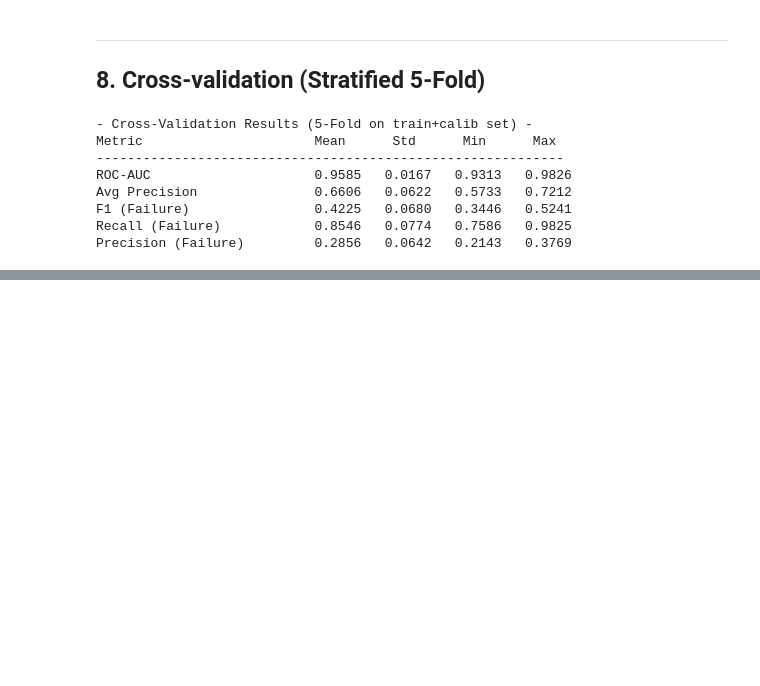
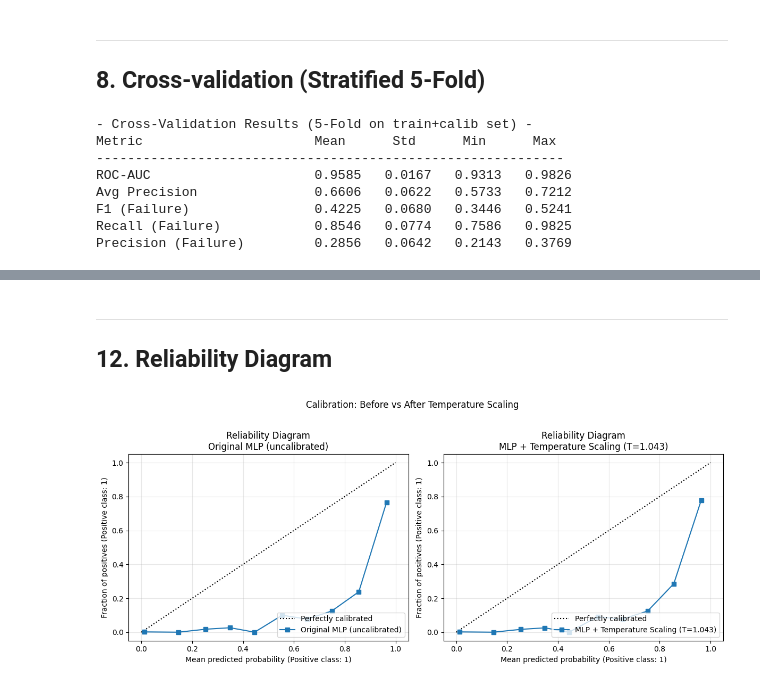
Before and after one commit to hadoyyo/Machine-Predictive-Maintenance-Expert-System, a Jupyter notebook: nn_model.ipynb, the cells around one changed output, grey strips where cells are left out. Cells and saved outputs as stored; diff of their text form; code cells hidden in the pictures; blank space fills up the shorter version.

```diff
--- a/nn_model.ipynb
+++ b/nn_model.ipynb
@@ -402,0 +586,21 @@ Precision (Failure)         0.2856   0.0642   0.2143   0.3769
+# %% [markdown]
+---
+## 12. Reliability Diagram
+# %%
+fig, axes = plt.subplots(1, 2, figsize=(12, 5))
+
+for ax, proba, name in [
+    (axes[0], y_proba, 'Original MLP (uncalibrated)'),
+    (axes[1], y_proba_temp, f'MLP + Temperature Scaling (T={T_opt:.3f})'),
+]:
+    CalibrationDisplay.from_predictions(
+        y_test, proba, n_bins=10, ax=ax, name=name
+    )
+    ax.set_title(f'Reliability Diagram\n{name}')
+    ax.grid(True, alpha=0.3)
+
+plt.suptitle('Calibration: Before vs After Temperature Scaling', fontsize=12, y=1.02)
+plt.tight_layout()
+plt.show()
+# %% [output]
+[figure, added]
```
Also changed, not shown: parts of 16 cells of this notebook.
